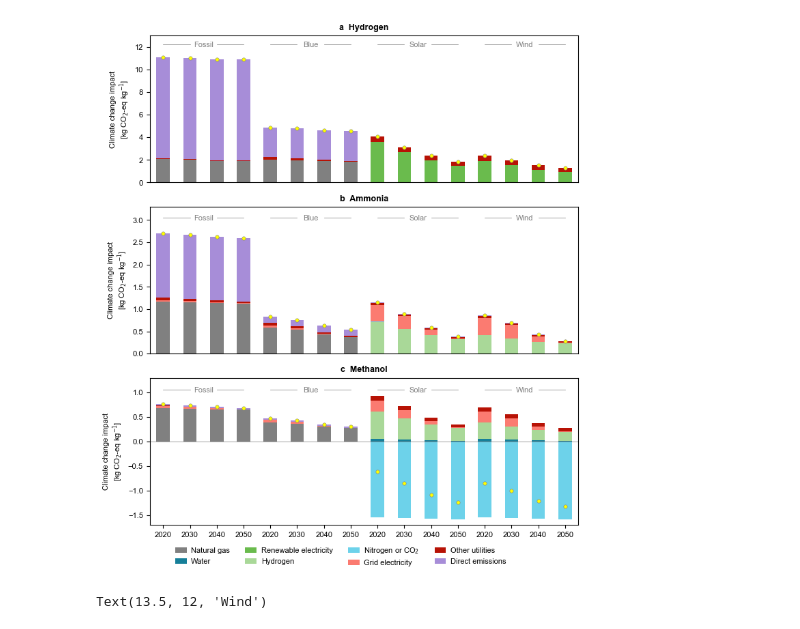
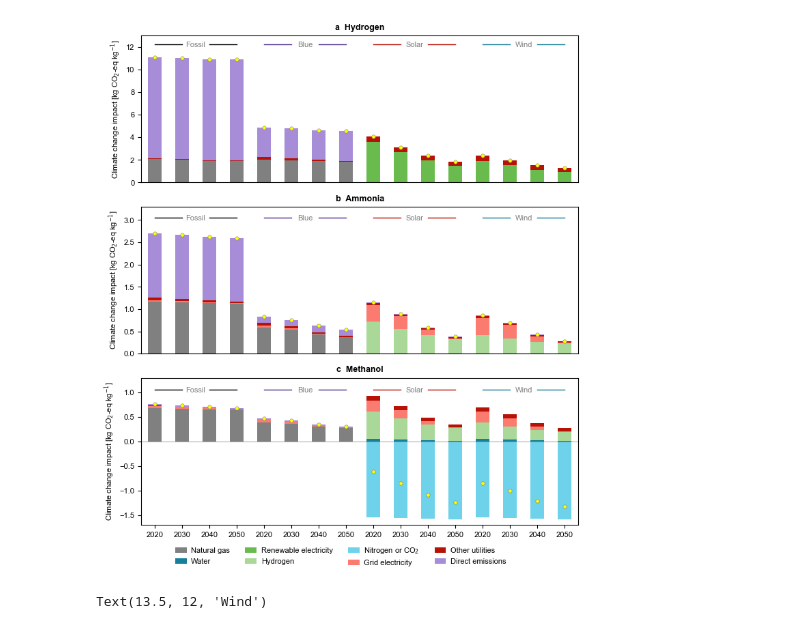
Before and after one commit to abhix2704/Prospective-LCA, a Jupyter notebook: Code/breakdownMainPlots.ipynb, the cells around one changed output. Saved outputs shown, nothing was run; the diff lists cells and outputs as text; code cells hidden in the pictures.

Commit message:
Figure 2 changes

```diff
--- a/Code/breakdownMainPlots.ipynb
+++ b/Code/breakdownMainPlots.ipynb
@@ -20,6 +20,7 @@ fontsize_axs = 8
 plt.rcParams["figure.autolayout"] = True
 plt.rcParams.update({'font.size' : 8})
 plt.rcParams['font.family'] = 'Arial'
+plt.rcParams['axes.unicode_minus'] = True
 # %%
 hydrogenResultsFileName = 'hydrogen climate change breakdown results.xlsx'
 ammoniaResultsFileName = 'ammonia climate change breakdown results.xlsx'
@@ -168,7 +169,7 @@ xPts = [0, 1, 2, 3, 4, 5, 6, 7, 8, 9, 10, 11, 12, 13, 14, 15]
 
 breakdown_plots('hydrogen', hydrogenRCP26DFWOElec, hydrogenSensitivity, ax1)
 ax1.xaxis.set_ticks_position('none')
-ax1.set_ylabel('Climate change impact\n[kg CO$_\mathrm{2}$-eq kg$^\mathrm{-1}$]')
+ax1.set_ylabel('Climate change impact [kg CO$_\mathrm{2}$-eq kg$^\mathrm{-1}$]')
 ax1.set_title('a  Hydrogen', color = 'black', fontsize = fontsize_title, fontweight = 'bold')
 ax1.set_xticks([])
 ax1.text(1.5, 12, 'Fossil', ha = 'center', color = '#808080')
@@ -178,51 +179,52 @@ ax1.text(13.5, 12, 'Wind', ha = 'center', color = '#808080')
 ax1.set_ylim(0, 13)
 
 x_values = [0, 2, 4, 6, 8, 10, 12, 14]
+colors = ['#000000', '#000000', '#52318E', '#52318E', '#B71205', '#B71205', '#167F99', '#167F99']
 y_value = 12.2
-for x in x_values:
-    ax1.plot([x, x + 1], [y_value, y_value], linestyle = '-', linewidth = 0.5, color = '#808080')
+for i in range(0, len(x_values)):
+    ax1.plot([x_values[i], x_values[i] + 1], [y_value, y_value], linestyle = '-', linewidth = 1, color = colors[i])
 
 breakdown_plots('ammonia', ammoniaRCP26DF, ammoniaSensitivity, ax2)
 ax2.xaxis.set_ticks_position('none')
-ax2.set_ylabel('Climate change impact\n[kg CO$_\mathrm{2}$-eq kg$^\mathrm{-1}$]')
+ax2.set_ylabel('Climate change impact [kg CO$_\mathrm{2}$-eq kg$^\mathrm{-1}$]')
 ax2.set_title('b  Ammonia', color = 'black', fontsize = fontsize_title, fontweight = 'bold')
 ax2.set_xticks([])
 ax2.text(1.5, 3, 'Fossil', ha = 'center', color = '#808080')
 ax2.text(5.5, 3, 'Blue', ha = 'center', color = '#808080')
 ax2.text(9.5, 3, 'Solar', ha = 'center', color = '#808080')
 ax2.text(13.5, 3, 'Wind', ha = 'center', color = '#808080')
 ax2.set_ylim(0, 3.3)
 
 y_value = 3.05
-for x in x_values:
-    ax2.plot([x, x + 1], [y_value, y_value], linestyle = '-', linewidth = 0.5, color = '#808080')
+for i in range(0, len(x_values)):
+    ax2.plot([x_values[i], x_values[i] + 1], [y_value, y_value], linestyle = '-', linewidth = 1, color = colors[i])
 
 breakdown_plots('methanol', methanolRCP26DF, methanolSensitivity, ax3)
-ax3.set_ylabel('Climate change impact\n[kg CO$_\mathrm{2}$-eq kg$^\mathrm{-1}$]')
+ax3.set_ylabel('Climate change impact [kg CO$_\mathrm{2}$-eq kg$^\mathrm{-1}$]')
 ax3.set_title('c  Methanol', color = 'black', fontsize = fontsize_title, fontweight = 'bold')
 ax3.set_xticks(xPts)
 ax3.set_xticklabels(['2020', '2030', '2040', '2050']*4, rotation = 0, ha = 'center')
 ax3.text(1.5, 1.0, 'Fossil', ha = 'center', color = '#808080')
 ax3.text(5.5, 1.0, 'Blue', ha = 'center', color = '#808080')
 ax3.text(9.5, 1.0, 'Solar', ha = 'center', color = '#808080')
 ax3.text(13.5, 1.0, 'Wind', ha = 'center', color = '#808080')
 ax3.set_ylim(-1.7, 1.3)
 
 y_value = 1.05
-for x in x_values:
-    ax3.plot([x, x + 1], [y_value, y_value], linestyle = '-', linewidth = 0.5, color = '#808080')
+for i in range(0, len(x_values)):
+    ax3.plot([x_values[i], x_values[i] + 1], [y_value, y_value], linestyle = '-', linewidth = 1, color = colors[i])
 
 handles, labels = ax3.get_legend_handles_labels()
 labels[4] = 'Nitrogen or CO$_\mathrm{2}$'
 legend = fig.legend(handles, labels, loc = 'lower center', bbox_to_anchor = (0.5, -0.05), frameon = False, ncol = 4, handletextpad = 0.1)
 for i in range(0, len(legend.legend_handles)):
     legend.legend_handles[i].set_width(12)
 
 filepath = os.path.join('..', 'Plots', 'Phase 2', 'Breakdown', 'Breakdown RCP26 main')
 plt.savefig(filepath + '.png', format = 'png', bbox_inches = 'tight', dpi = 600)
 plt.savefig(filepath + '.svg', format = 'svg', bbox_inches = 'tight', dpi = 600)
 # %% [output]
-[figure, old version]
+[figure, new version]
 # %%
 def breakdown_plots_vertical(chemical, originalDF, sensitivityDF, ax):
     xPts = [0, 1, 2, 3, 4, 5, 6, 7, 8, 9, 10, 11, 12, 13, 14, 15]
```
Also changed, not shown: 8 other files.
